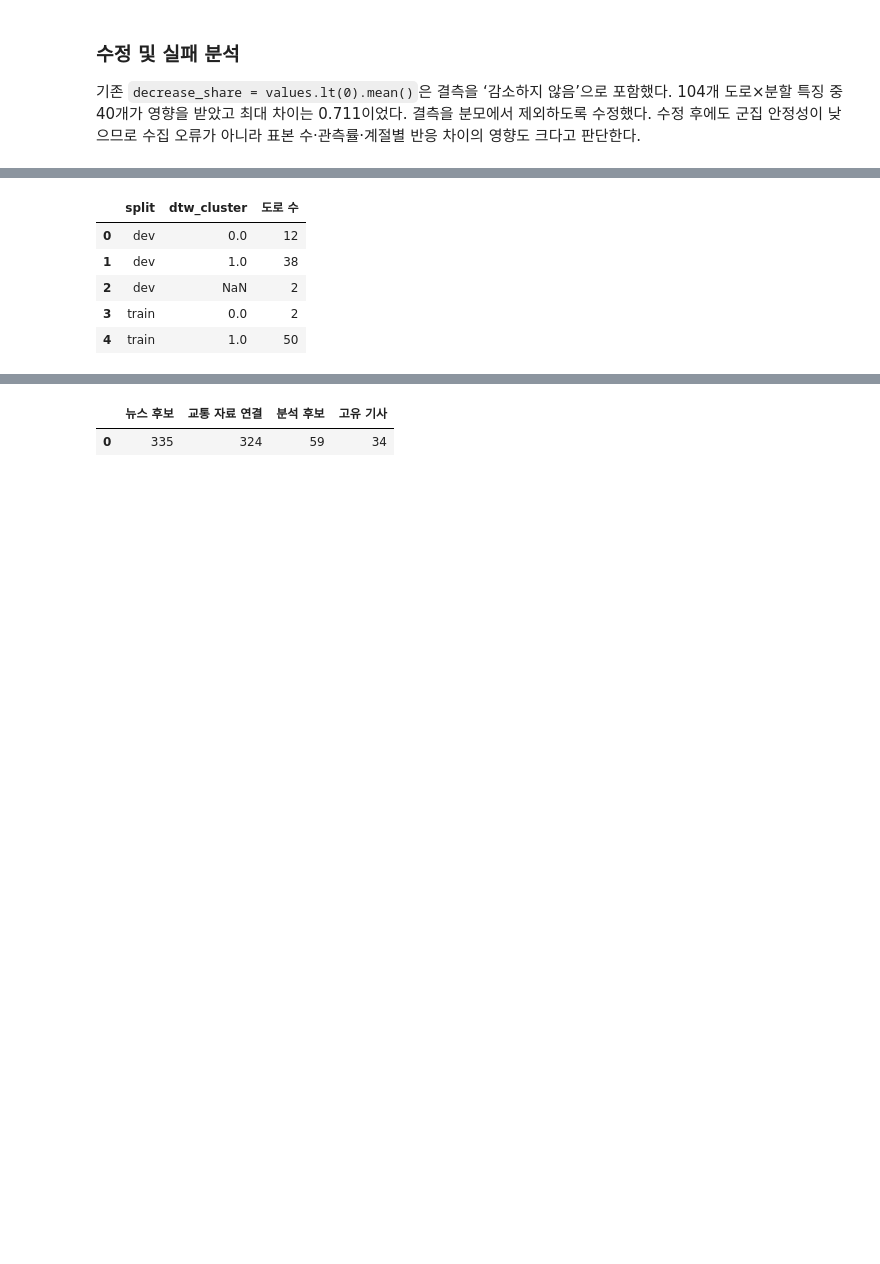
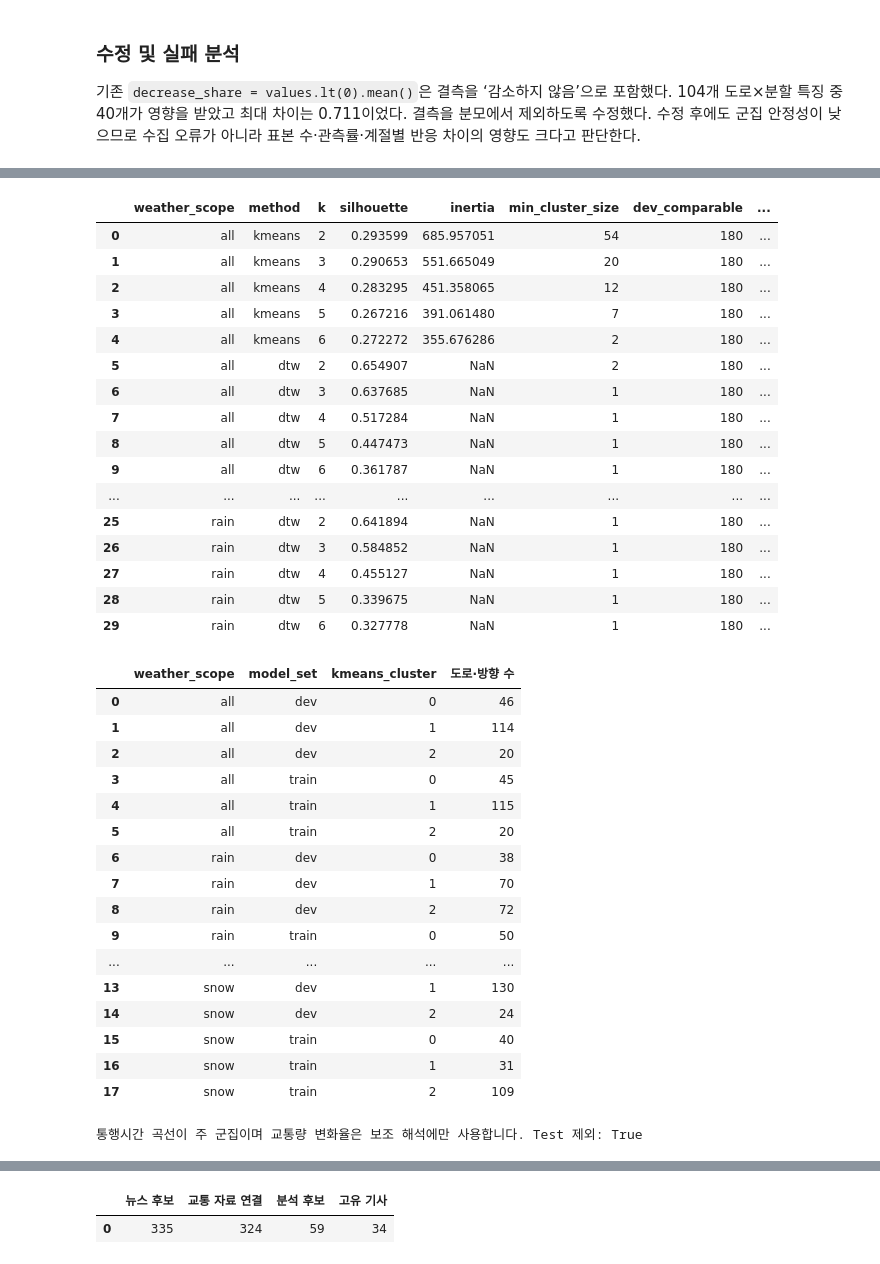
Before and after one commit to data-crawling-6/seoul-weather-traffic, a Jupyter notebook: notebooks/02_analysis/ysy_clustering.ipynb, the cells around one changed output, grey strips where cells are left out. Drawn from its saved outputs; the diff is of its cells as text; code cells hidden in the pictures; blank space fills up the shorter version.

Commit message:
feat: 통행시간 지연곡선 군집 및 민감도 분석 보완

```diff
--- a/notebooks/02_analysis/ysy_clustering.ipynb
+++ b/notebooks/02_analysis/ysy_clustering.ipynb
@@ -33,9 +33,13 @@ print('최신 로그:', analysis_log.name)
 
 기존 `decrease_share = values.lt(0).mean()`은 결측을 ‘감소하지 않음’으로 포함했다. 104개 도로×분할 특징 중 40개가 영향을 받았고 최대 차이는 0.711이었다. 결측을 분모에서 제외하도록 수정했다. 수정 후에도 군집 안정성이 낮으므로 수집 오류가 아니라 표본 수·관측률·계절별 반응 차이의 영향도 크다고 판단한다.
 # %%
-# [서연] K-means와 DTW 최신 결과
-cluster_summary = pd.read_csv(sorted(TABLES.glob('yang_seoyeon_road_cluster_summary_*_(성공)_v*.csv'))[-1], encoding='utf-8-sig')
-dtw = pd.read_csv(sorted(TABLES.glob('yang_seoyeon_dtw_clusters_*_(성공)_v*.csv'))[-1], encoding='utf-8-sig')
-display(cluster_summary)
-display(dtw.groupby(['split', 'dtw_cluster'], dropna=False).size().rename('도로 수').reset_index())
+# [서연] 주 분석: 도로·방향 통행시간 비율 곡선 K-means·DTW
+curve_log = sorted(LOGS.glob('traffic_travel_curve_clustering_*_(성공)_v*.json'))[-1]
+curve_report = json.loads(curve_log.read_text(encoding='utf-8'))
+curve_clusters = pd.read_csv(sorted(TABLES.glob('yang_seoyeon_travel_curve_clusters_*_(성공)_v*.csv'))[-1], encoding='utf-8-sig')
+curve_scores = pd.read_csv(sorted(TABLES.glob('yang_seoyeon_travel_curve_scores_*_(성공)_v*.csv'))[-1], encoding='utf-8-sig')
+display(pd.DataFrame(curve_report['scope_reports']).T)
+display(curve_scores)
+display(curve_clusters.groupby(['weather_scope', 'model_set', 'kmeans_cluster'], dropna=False).size().rename('도로·방향 수').reset_index())
+print('통행시간 곡선이 주 군집이며 교통량 변화율은 보조 해석에만 사용합니다. Test 제외:', curve_report['test_excluded'])
 # %% [output]
@@ -54,7 +50,36 @@ display(dtw.groupby(['split', 'dtw_cluster'], dropna=False).size().rename('도
-|  | split | dtw_cluster | 도로 수 |
-| 0 | dev | 0.0 | 12 |
-| 1 | dev | 1.0 | 38 |
-| 2 | dev | NaN | 2 |
-| 3 | train | 0.0 | 2 |
-| 4 | train | 1.0 | 50 |
+|  | weather_scope | method | k | silhouette | inertia | min_cluster_size | dev_comparable | ... |
+| 0 | all | kmeans | 2 | 0.293599 | 685.957051 | 54 | 180 | ... |
+| 1 | all | kmeans | 3 | 0.290653 | 551.665049 | 20 | 180 | ... |
+| 2 | all | kmeans | 4 | 0.283295 | 451.358065 | 12 | 180 | ... |
+| 3 | all | kmeans | 5 | 0.267216 | 391.061480 | 7 | 180 | ... |
+| 4 | all | kmeans | 6 | 0.272272 | 355.676286 | 2 | 180 | ... |
+| 5 | all | dtw | 2 | 0.654907 | NaN | 2 | 180 | ... |
+| 6 | all | dtw | 3 | 0.637685 | NaN | 1 | 180 | ... |
+| 7 | all | dtw | 4 | 0.517284 | NaN | 1 | 180 | ... |
+| 8 | all | dtw | 5 | 0.447473 | NaN | 1 | 180 | ... |
+| 9 | all | dtw | 6 | 0.361787 | NaN | 1 | 180 | ... |
+| ... | ... | ... | ... | ... | ... | ... | ... | ... |
+| 25 | rain | dtw | 2 | 0.641894 | NaN | 1 | 180 | ... |
+| 26 | rain | dtw | 3 | 0.584852 | NaN | 1 | 180 | ... |
+| 27 | rain | dtw | 4 | 0.455127 | NaN | 1 | 180 | ... |
+| 28 | rain | dtw | 5 | 0.339675 | NaN | 1 | 180 | ... |
+| 29 | rain | dtw | 6 | 0.327778 | NaN | 1 | 180 | ... |
+|  | weather_scope | model_set | kmeans_cluster | 도로·방향 수 |
+| 0 | all | dev | 0 | 46 |
+| 1 | all | dev | 1 | 114 |
+| 2 | all | dev | 2 | 20 |
+| 3 | all | train | 0 | 45 |
+| 4 | all | train | 1 | 115 |
+| 5 | all | train | 2 | 20 |
+| 6 | rain | dev | 0 | 38 |
+| 7 | rain | dev | 1 | 70 |
+| 8 | rain | dev | 2 | 72 |
+| 9 | rain | train | 0 | 50 |
+| ... | ... | ... | ... | ... |
+| 13 | snow | dev | 1 | 130 |
+| 14 | snow | dev | 2 | 24 |
+| 15 | snow | train | 0 | 40 |
+| 16 | snow | train | 1 | 31 |
+| 17 | snow | train | 2 | 109 |
+통행시간 곡선이 주 군집이며 교통량 변화율은 보조 해석에만 사용합니다. Test 제외: True
 # %%
```
Also changed, not shown: parts of 5 cells of this notebook, 13 other files.
